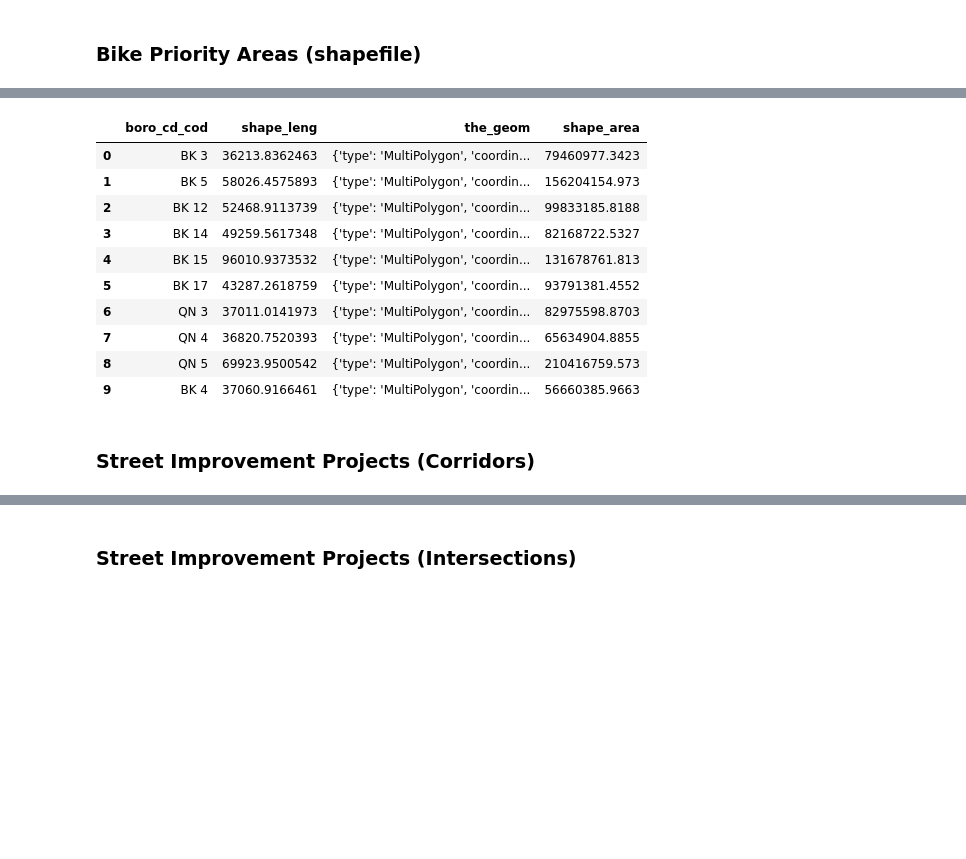
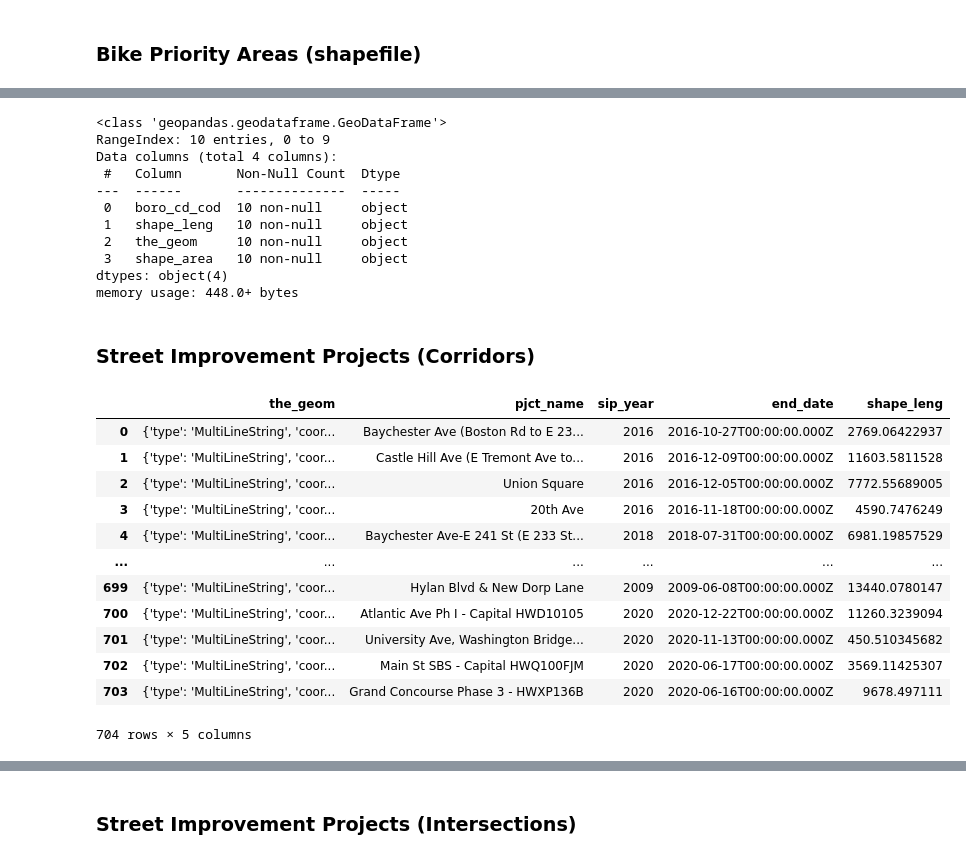
Before and after one commit to justinm0rgan/nyc-bike, a Jupyter notebook: data_gathering.ipynb, the cells around one changed output, grey strips where cells are left out. Saved outputs shown, nothing was run; the diff lists cells and outputs as text; code cells hidden in the pictures; blank space fills up the shorter version.

```diff
--- a/data_gathering.ipynb
+++ b/data_gathering.ipynb
@@ -181,16 +207,45 @@ b_priority_gdf = gpd.GeoDataFrame(results)
 # %%
-b_priority_gdf
+b_priority_gdf.info()
 # %% [output]
-|  | boro_cd_cod | shape_leng | the_geom | shape_area |
-| 0 | BK 3 | 36213.8362463 | {'type': 'MultiPolygon', 'coordin... | 79460977.3423 |
-| 1 | BK 5 | 58026.4575893 | {'type': 'MultiPolygon', 'coordin... | 156204154.973 |
-| 2 | BK 12 | 52468.9113739 | {'type': 'MultiPolygon', 'coordin... | 99833185.8188 |
-| 3 | BK 14 | 49259.5617348 | {'type': 'MultiPolygon', 'coordin... | 82168722.5327 |
-| 4 | BK 15 | 96010.9373532 | {'type': 'MultiPolygon', 'coordin... | 131678761.813 |
-| 5 | BK 17 | 43287.2618759 | {'type': 'MultiPolygon', 'coordin... | 93791381.4552 |
-| 6 | QN 3 | 37011.0141973 | {'type': 'MultiPolygon', 'coordin... | 82975598.8703 |
-| 7 | QN 4 | 36820.7520393 | {'type': 'MultiPolygon', 'coordin... | 65634904.8855 |
-| 8 | QN 5 | 69923.9500542 | {'type': 'MultiPolygon', 'coordin... | 210416759.573 |
-| 9 | BK 4 | 37060.9166461 | {'type': 'MultiPolygon', 'coordin... | 56660385.9663 |
+<class 'geopandas.geodataframe.GeoDataFrame'>
+RangeIndex: 10 entries, 0 to 9
+Data columns (total 4 columns):
+ #   Column       Non-Null Count  Dtype
+---  ------       --------------  -----
+ 0   boro_cd_cod  10 non-null     object
+ 1   shape_leng   10 non-null     object
+ 2   the_geom     10 non-null     object
+ 3   shape_area   10 non-null     object
+dtypes: object(4)
+memory usage: 448.0+ bytes
 # %% [markdown]
 ### Street Improvement Projects (Corridors)
+# %%
+# set client request for Socrata API
+client = Socrata("data.cityofnewyork.us",app_token)
+
+# make request using API endpoint
+results = client.get("rmgf-vu32")
+
+# create GeoDataFrame out of request
+st_imp_corridors_gdf = gpd.GeoDataFrame(results)
+
+# name gdf
+st_imp_corridors_gdf.name = 'street_improvement_corridors'
+
+#preview
+st_imp_corridors_gdf
+# %% [output]
+|  | the_geom | pjct_name | sip_year | end_date | shape_leng |
+| 0 | {'type': 'MultiLineString', 'coor... | Baychester Ave (Boston Rd to E 23... | 2016 | 2016-10-27T00:00:00.000Z | 2769.06422937 |
+| 1 | {'type': 'MultiLineString', 'coor... | Castle Hill Ave (E Tremont Ave to... | 2016 | 2016-12-09T00:00:00.000Z | 11603.5811528 |
+| 2 | {'type': 'MultiLineString', 'coor... | Union Square | 2016 | 2016-12-05T00:00:00.000Z | 7772.55689005 |
+| 3 | {'type': 'MultiLineString', 'coor... | 20th Ave | 2016 | 2016-11-18T00:00:00.000Z | 4590.7476249 |
+| 4 | {'type': 'MultiLineString', 'coor... | Baychester Ave-E 241 St (E 233 St... | 2018 | 2018-07-31T00:00:00.000Z | 6981.19857529 |
+| ... | ... | ... | ... | ... | ... |
+| 699 | {'type': 'MultiLineString', 'coor... | Hylan Blvd & New Dorp Lane | 2009 | 2009-06-08T00:00:00.000Z | 13440.0780147 |
+| 700 | {'type': 'MultiLineString', 'coor... | Atlantic Ave Ph I - Capital HWD10105 | 2020 | 2020-12-22T00:00:00.000Z | 11260.3239094 |
+| 701 | {'type': 'MultiLineString', 'coor... | University Ave, Washington Bridge... | 2020 | 2020-11-13T00:00:00.000Z | 450.510345682 |
+| 702 | {'type': 'MultiLineString', 'coor... | Main St SBS - Capital HWQ100FJM | 2020 | 2020-06-17T00:00:00.000Z | 3569.11425307 |
+| 703 | {'type': 'MultiLineString', 'coor... | Grand Concourse Phase 3 - HWXP136B | 2020 | 2020-06-16T00:00:00.000Z | 9678.497111 |
+704 rows × 5 columns
```
Also changed, not shown: parts of 30 cells of this notebook.
